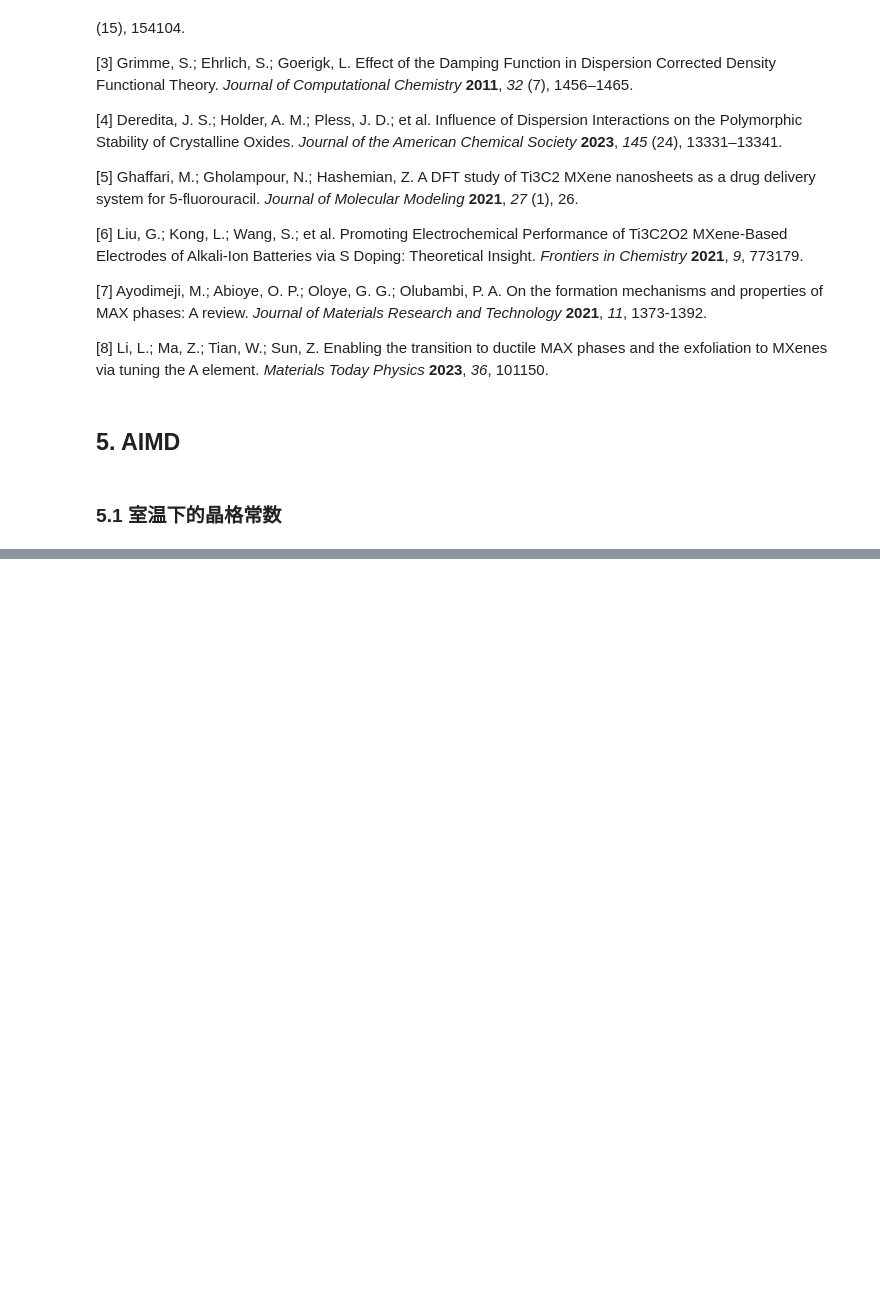
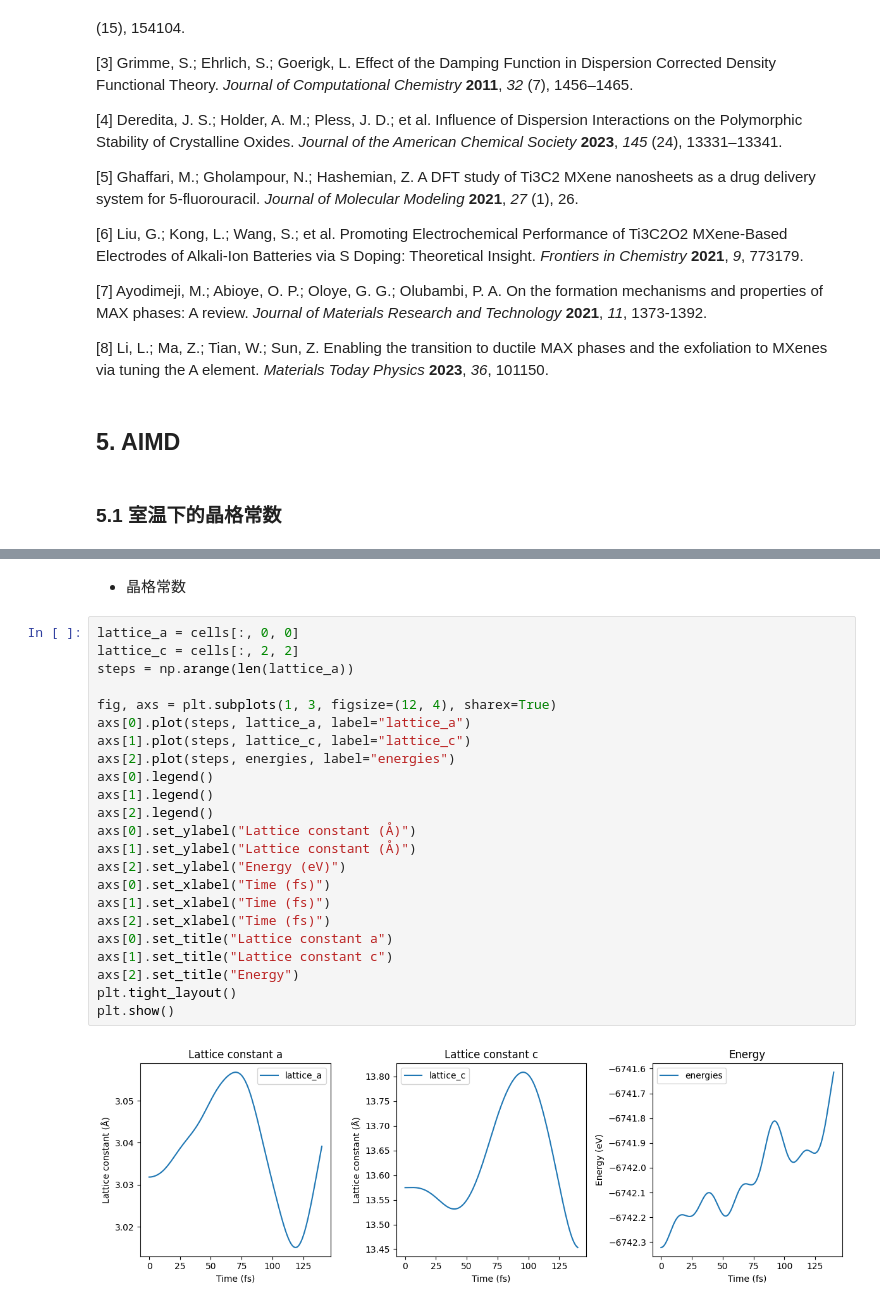
Before and after one commit to OutisLi/deepmd_learn, a Jupyter notebook: 5_Ti2AlC_Label/5. DFT_compare.ipynb, the cells around one changed output, grey strips where cells are left out. Drawn from its saved outputs; the diff is of its cells as text; blank space fills up the shorter version.

```diff
--- a/5_Ti2AlC_Label/5. DFT_compare.ipynb
+++ b/5_Ti2AlC_Label/5. DFT_compare.ipynb
@@ -668,0 +735,27 @@ Relaxed volume: 112.068 Å^3
+# %% [markdown]
+- 晶格常数
+# %%
+lattice_a = cells[:, 0, 0]
+lattice_c = cells[:, 2, 2]
+steps = np.arange(len(lattice_a))
+
+fig, axs = plt.subplots(1, 3, figsize=(12, 4), sharex=True)
+axs[0].plot(steps, lattice_a, label="lattice_a")
+axs[1].plot(steps, lattice_c, label="lattice_c")
+axs[2].plot(steps, energies, label="energies")
+axs[0].legend()
+axs[1].legend()
+axs[2].legend()
+axs[0].set_ylabel("Lattice constant (Å)")
+axs[1].set_ylabel("Lattice constant (Å)")
+axs[2].set_ylabel("Energy (eV)")
+axs[0].set_xlabel("Time (fs)")
+axs[1].set_xlabel("Time (fs)")
+axs[2].set_xlabel("Time (fs)")
+axs[0].set_title("Lattice constant a")
+axs[1].set_title("Lattice constant c")
+axs[2].set_title("Energy")
+plt.tight_layout()
+plt.show()
+# %% [output]
+[figure, added]
```
Also changed, not shown: parts of 8 cells of this notebook, 3 other files.
